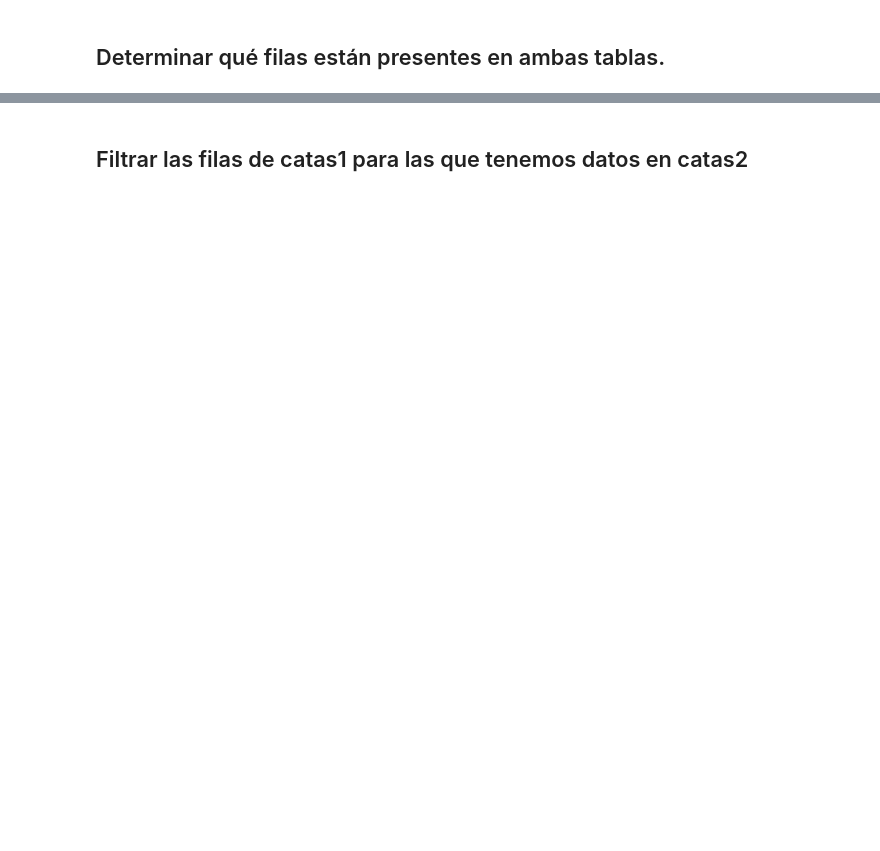
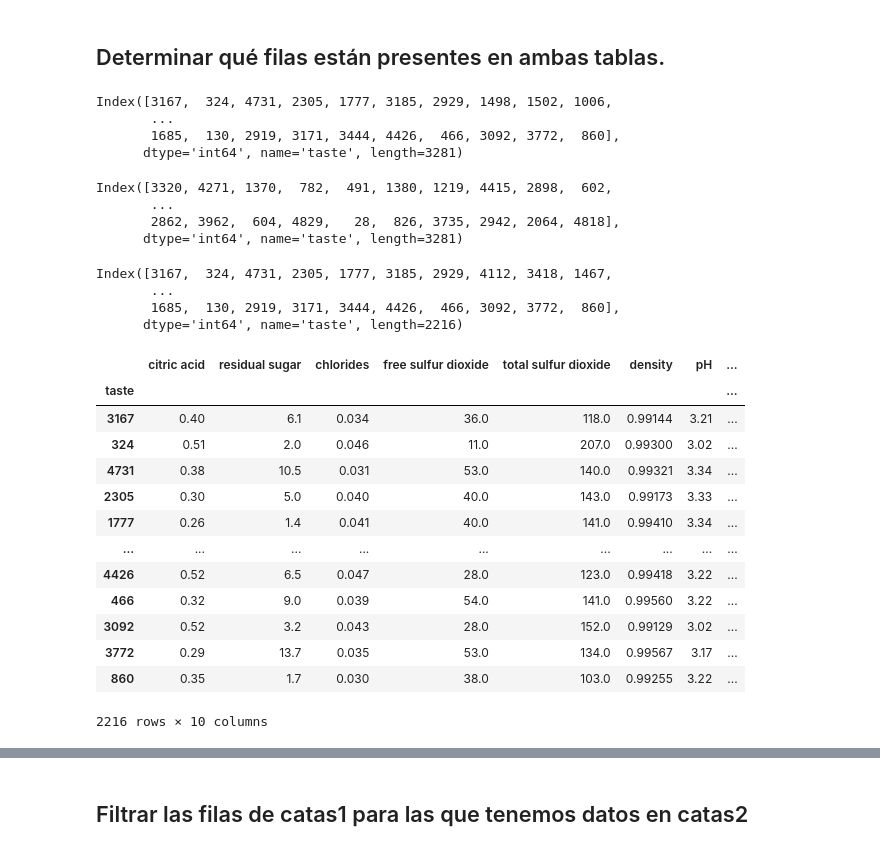
Before and after one commit to amejosecar/ia_dema, a Jupyter notebook: 06_Filtrados/01_Ejercicios_Filtrados.ipynb, the cells around one changed output, grey strips where cells are left out. Saved outputs shown, nothing was run; the diff lists cells and outputs as text; code cells hidden in the pictures; blank space fills up the shorter version.

```diff
--- a/06_Filtrados/01_Ejercicios_Filtrados.ipynb
+++ b/06_Filtrados/01_Ejercicios_Filtrados.ipynb
@@ -21,2 +207,46 @@ catas_vino2 = pd.read_csv("catas_vino2.csv")
 # %% [markdown]
 ## Determinar qué filas están presentes en ambas tablas.
+# %%
+df_catas_vino1.index
+# %% [output]
+Index([3167,  324, 4731, 2305, 1777, 3185, 2929, 1498, 1502, 1006,
+       ...
+       1685,  130, 2919, 3171, 3444, 4426,  466, 3092, 3772,  860],
+      dtype='int64', name='taste', length=3281)
+# %%
+df_catas_vino2.index
+# %% [output]
+Index([3320, 4271, 1370,  782,  491, 1380, 1219, 4415, 2898,  602,
+       ...
+       2862, 3962,  604, 4829,   28,  826, 3735, 2942, 2064, 4818],
+      dtype='int64', name='taste', length=3281)
+# %%
+# 1. Obtén el índice común (los valores de ‘taste’ que están en ambos)
+common_idx = df_catas_vino1.index.intersection(df_catas_vino2.index)
+# %%
+common_idx
+# %% [output]
+Index([3167,  324, 4731, 2305, 1777, 3185, 2929, 4112, 3418, 1467,
+       ...
+       1685,  130, 2919, 3171, 3444, 4426,  466, 3092, 3772,  860],
+      dtype='int64', name='taste', length=2216)
+# %%
+# 2. Extrae esas filas de cada DataFrame
+common_df1 = df_catas_vino1.loc[common_idx]
+
+common_df1
+# %% [output]
+|  | citric acid | residual sugar | chlorides | free sulfur dioxide | total sulfur dioxide | density | pH | ... |
+| taste |  |  |  |  |  |  |  | ... |
+| 3167 | 0.40 | 6.1 | 0.034 | 36.0 | 118.0 | 0.99144 | 3.21 | ... |
+| 324 | 0.51 | 2.0 | 0.046 | 11.0 | 207.0 | 0.99300 | 3.02 | ... |
+| 4731 | 0.38 | 10.5 | 0.031 | 53.0 | 140.0 | 0.99321 | 3.34 | ... |
+| 2305 | 0.30 | 5.0 | 0.040 | 40.0 | 143.0 | 0.99173 | 3.33 | ... |
+| 1777 | 0.26 | 1.4 | 0.041 | 40.0 | 141.0 | 0.99410 | 3.34 | ... |
+| ... | ... | ... | ... | ... | ... | ... | ... | ... |
+| 4426 | 0.52 | 6.5 | 0.047 | 28.0 | 123.0 | 0.99418 | 3.22 | ... |
+| 466 | 0.32 | 9.0 | 0.039 | 54.0 | 141.0 | 0.99560 | 3.22 | ... |
+| 3092 | 0.52 | 3.2 | 0.043 | 28.0 | 152.0 | 0.99129 | 3.02 | ... |
+| 3772 | 0.29 | 13.7 | 0.035 | 53.0 | 134.0 | 0.99567 | 3.17 | ... |
+| 860 | 0.35 | 1.7 | 0.030 | 38.0 | 103.0 | 0.99255 | 3.22 | ... |
+2216 rows × 10 columns
```
Also changed, not shown: parts of 25 cells of this notebook, 9 other files.
